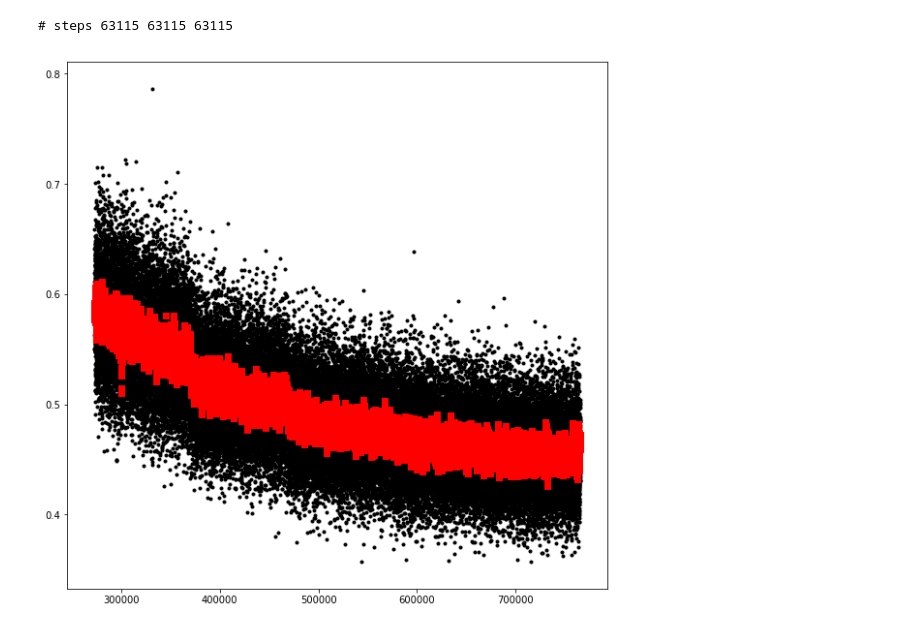
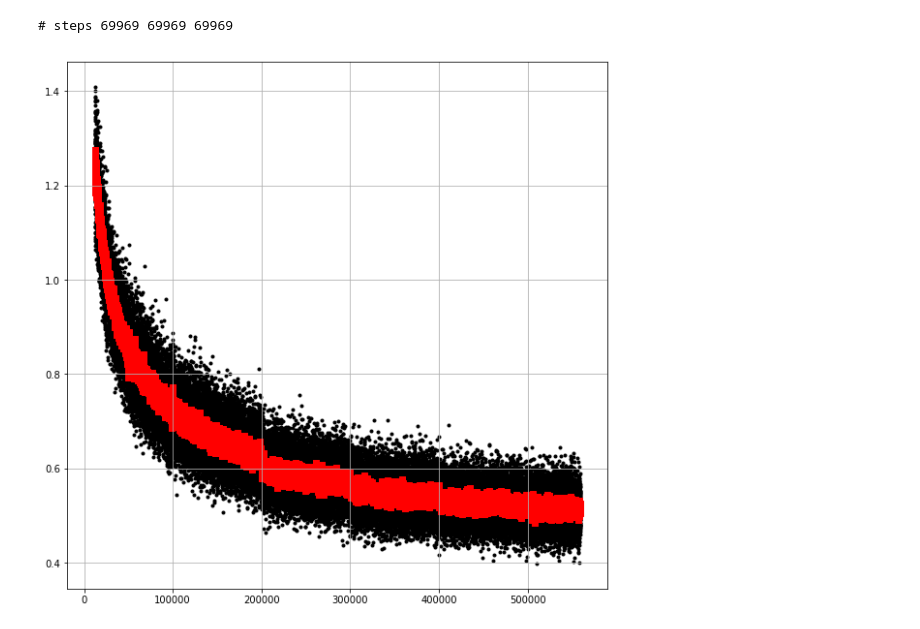
Before and after one commit to liyu10000/tct, a Jupyter notebook: conference/darknet/loss_vs_steps.ipynb, the cells around one changed output. Saved outputs shown, nothing was run; the diff lists cells and outputs as text; code cells hidden in the pictures.

Commit message:
train16 almost done

```diff
--- a/conference/darknet/loss_vs_steps.ipynb
+++ b/conference/darknet/loss_vs_steps.ipynb
@@ -21,21 +21,23 @@ def collect_loss(nohup_file):
                     pass
     return steps, loss1, loss2
 # %%
-nohup = "/home/ssd0/Develop/liyu/darknet/nohup.out_train13"
+nohup = "/home/ssd_array0/Develop/liyu/darknet/nohup.out"
+# nohup = "/home/ssd0/Develop/liyu/darknet/nohup.out_train13"
 # nohup = "/home/hdd0/Develop/algo/yolo-pre-trained/darknet/nohup.out"
 # nohup = "/home/unicorn/Documents/liyu/darknet/nohup.out"
 steps, loss1, loss2 = collect_loss(nohup)
 print("# steps", len(steps), len(loss1), len(loss2))
 
 # plot trend
 fig, ax = plt.subplots(1, 1, figsize=(10,10))
 
 start, end = 1500, len(steps)
 
+ax.grid()
 ax.scatter(steps[start:end], loss1[start:end], marker='.', color='black')
 ax.scatter(steps[start:end], loss2[start:end], marker='s', color='red')
 
 plt.show()
 # %% [output]
-# steps 63115 63115 63115
+# steps 69969 69969 69969
-[figure, old version]
+[figure, new version]
```
Also changed, not shown: 10 other files.
